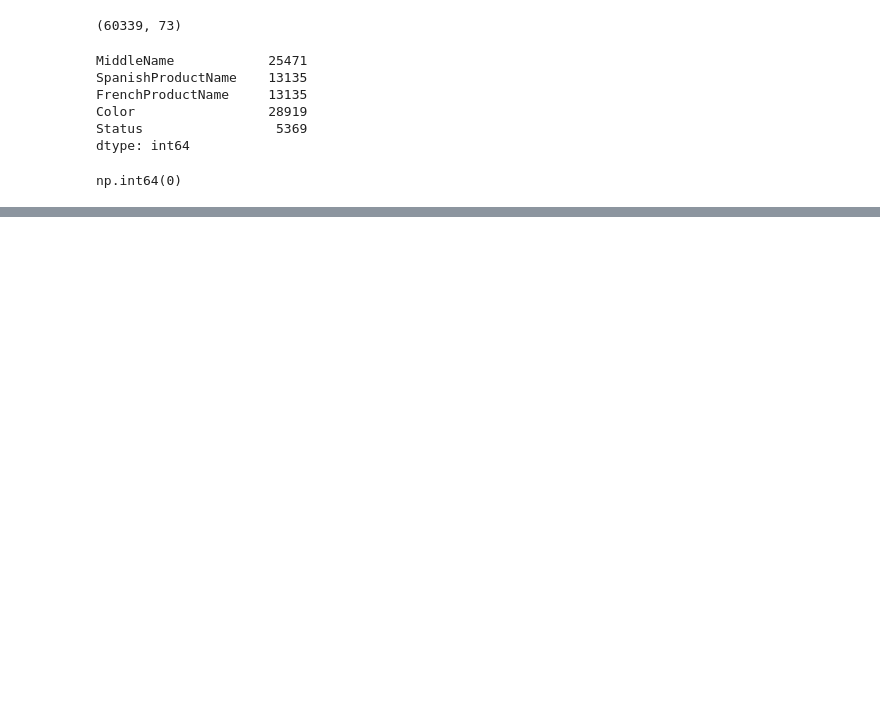
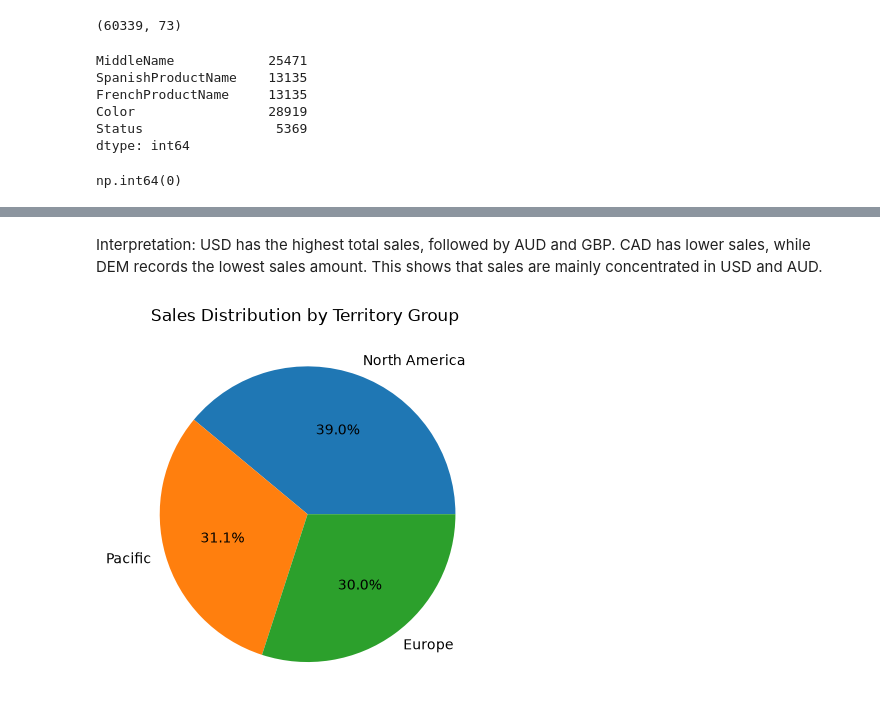
Before and after one commit to bahaeddine-beep/Final_Project_Summer_camp, a Jupyter notebook: final_priject.ipynb, the cells around one changed output, grey strips where cells are left out. Saved outputs shown, nothing was run; the diff lists cells and outputs as text; code cells hidden in the pictures; blank space fills up the shorter version.

```diff
--- a/final_priject.ipynb
+++ b/final_priject.ipynb
@@ -168,0 +224,4 @@ for i in text_columns:
+# %%
+print("SALES BBY TERRITORY GROUP ")
+sales_by_territory_group=Data_frame_finale.groupby("SalesTerritoryGroup")["SalesAmount"].sum().sort_values(ascending=False).round(2).reset_index()
+display(sales_by_territory_group)
@@ -168,0 +287,9 @@ for i in text_columns:
+# %% [markdown]
+Interpretation: USD has the highest total sales, followed by AUD and GBP. CAD has lower sales, while DEM records the lowest sales amount. This shows that sales are mainly concentrated in USD and AUD.
+# %%
+fig, ax=plt.subplots()
+ax.pie(sales_by_territory_group["SalesAmount"],labels=sales_by_territory_group["SalesTerritoryGroup"],autopct="%1.1f%%")
+ax.set_title("Sales Distribution by Territory Group ")
+plt.show()
+# %% [output]
+[figure, added]
```
Also changed, not shown: parts of 28 cells of this notebook.
